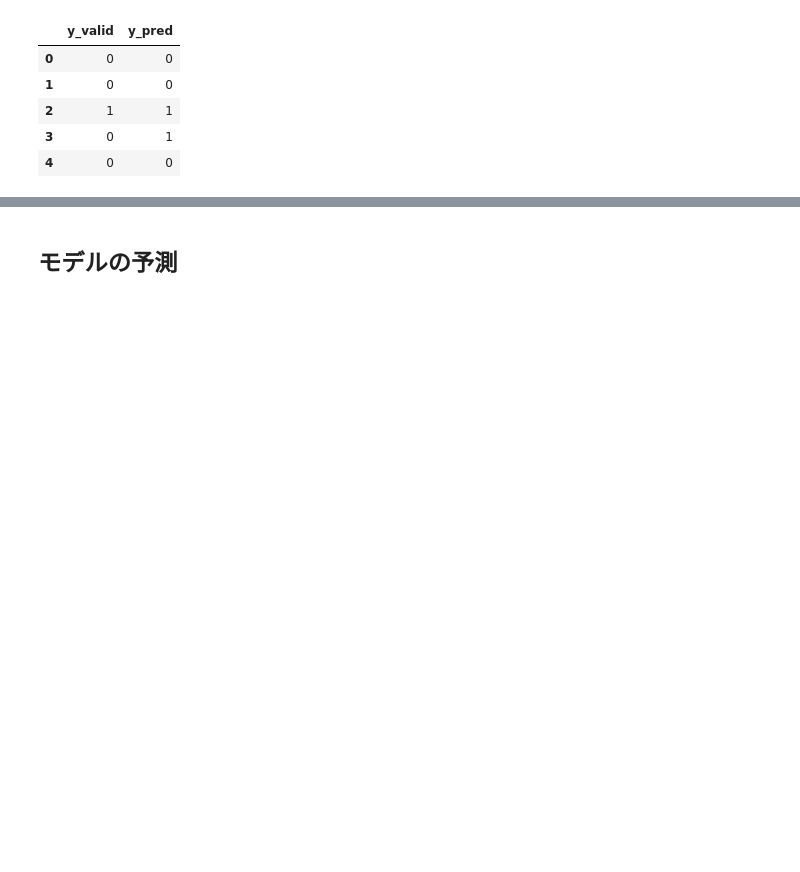
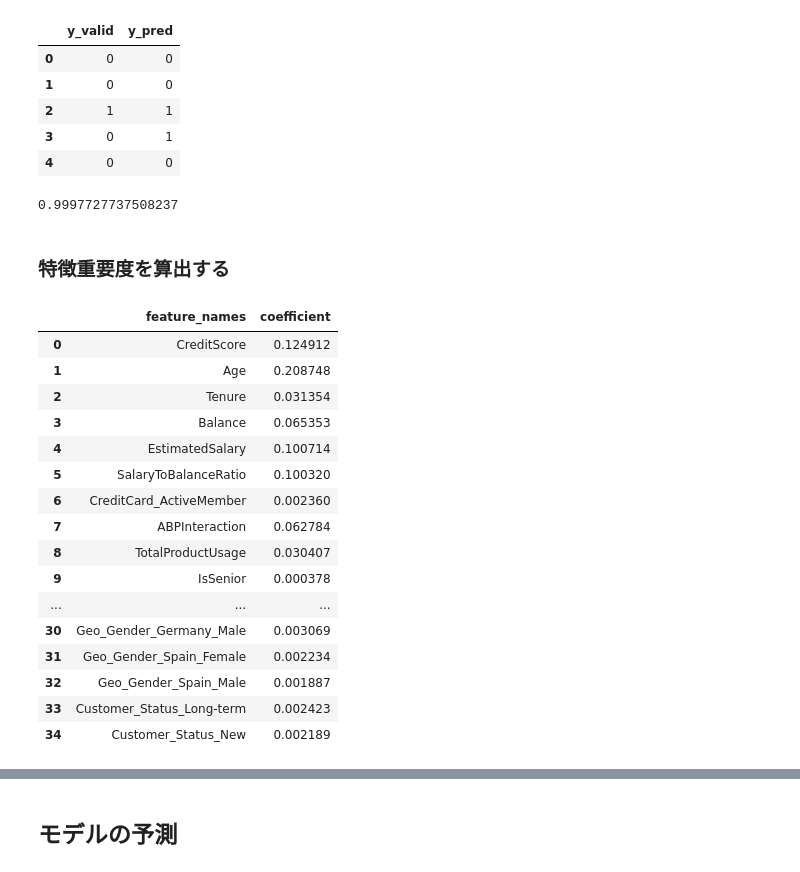
Before and after one commit to CheeseGue/DataScience, a Jupyter notebook: GithubWithKaggle/model-bank-0130-2.ipynb, the cells around one changed output, grey strips where cells are left out. Saved outputs shown, nothing was run; the diff lists cells and outputs as text; code cells hidden in the pictures; blank space fills up the shorter version.

```diff
--- a/GithubWithKaggle/model-bank-0130-2.ipynb
+++ b/GithubWithKaggle/model-bank-0130-2.ipynb
@@ -304,3 +188,31 @@ results_test.head()
 | 2 | 1 | 1 |
 | 3 | 0 | 1 |
 | 4 | 0 | 0 |
+# %%
+print(dt.score(X_train, y_train))
+# %% [output]
+0.9997727737508237
+# %% [markdown]
+### 特徴重要度を算出する
+# %%
+importance = pd.DataFrame({"feature_names": X.columns,
+                          "coefficient": dt.feature_importances_})
+importance
+# %% [output]
+|  | feature_names | coefficient |
+| 0 | CreditScore | 0.124912 |
+| 1 | Age | 0.208748 |
+| 2 | Tenure | 0.031354 |
+| 3 | Balance | 0.065353 |
+| 4 | EstimatedSalary | 0.100714 |
+| 5 | SalaryToBalanceRatio | 0.100320 |
+| 6 | CreditCard_ActiveMember | 0.002360 |
+| 7 | ABPInteraction | 0.062784 |
+| 8 | TotalProductUsage | 0.030407 |
+| 9 | IsSenior | 0.000378 |
+| ... | ... | ... |
+| 30 | Geo_Gender_Germany_Male | 0.003069 |
+| 31 | Geo_Gender_Spain_Female | 0.002234 |
+| 32 | Geo_Gender_Spain_Male | 0.001887 |
+| 33 | Customer_Status_Long-term | 0.002423 |
+| 34 | Customer_Status_New | 0.002189 |
```
Also changed, not shown: parts of 34 cells of this notebook.
